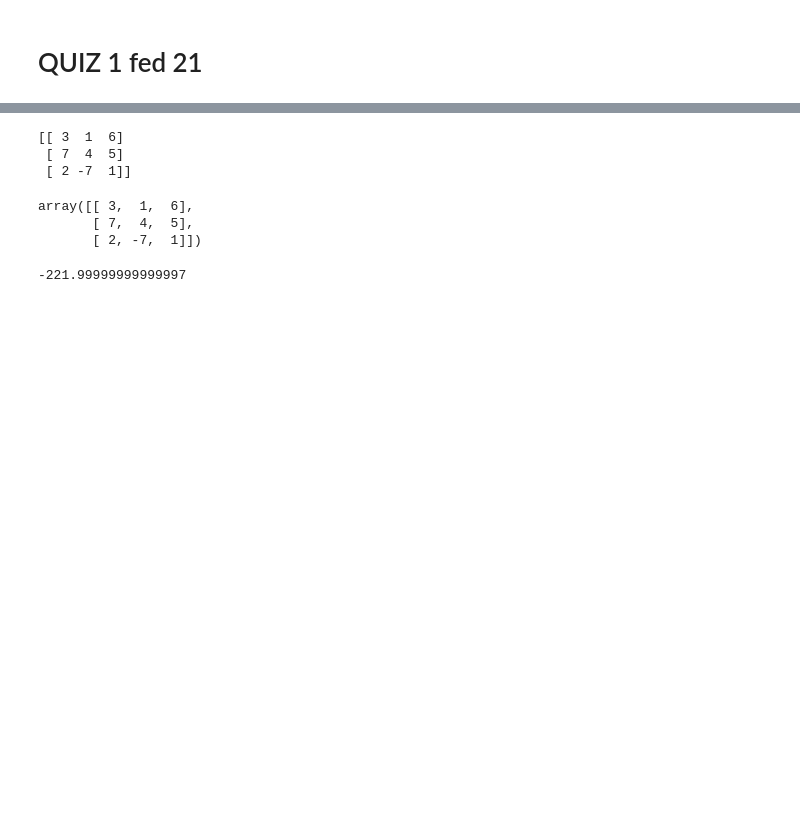
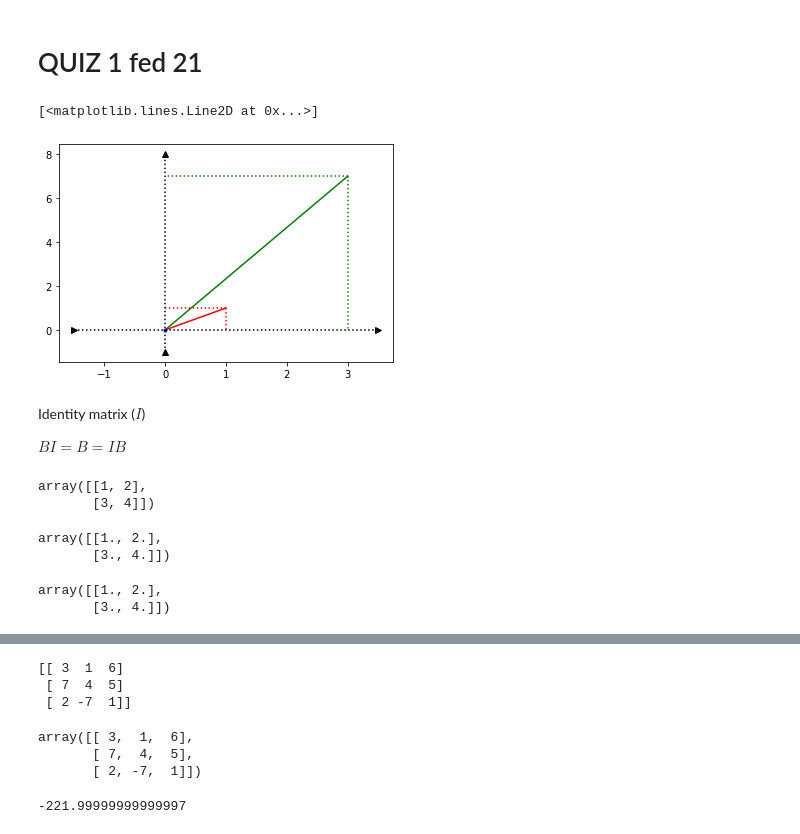
Before and after one commit to siriwat-heart/Multivariate, a Jupyter notebook: MVA001.ipynb, the cells around one changed output, grey strips where cells are left out. Cells and saved outputs as stored; diff of their text form; code cells hidden in the pictures; blank space fills up the shorter version.

```diff
--- a/MVA001.ipynb
+++ b/MVA001.ipynb
@@ -110,2 +153,19 @@ np.linalg.det(B)
 # %% [markdown]
 # QUIZ 1 fed 21
+# %%
+plt.plot([0,Bv[0,0]],[0,Bv[1,0]], '-g') ## vector Bv
+plt.plot([3,3],[7,0], ':g') ## วาดจุดไข่ปลา พื้นที่ของ Bv
+plt.plot([3,0],[7,7], ':g') ## วาดจุดไข่ปลา พื้นที่ของ Bv
+plt.plot([0,1],[0,1], '-r') ## vector v ([1,1])
+plt.plot([1,1],[1,0], ':r') ## วาดจุดไข่ปลา พื้นที่ของ v
+plt.plot([1,0],[1,1], ':r') ## วาดจุดไข่ปลา พื้นที่ของ v
+plt.plot(0,0, '.b')
+plt.plot([0,0],[-1,8],'^:k')
+plt.plot([-1.5,3.5],[0,0],'>:k')
+# %% [output]
+[<matplotlib.lines.Line2D at 0x...>]
+[figure, added]
+# %% [markdown]
+Identity matrix ($I$)
+
+$BI = B = IB$
@@ -111,0 +174,15 @@ np.linalg.det(B)
+# %%
+B
+# %% [output]
+array([[1, 2],
+       [3, 4]])
+# %%
+np.dot(B,iden2)
+# %% [output]
+array([[1., 2.],
+       [3., 4.]])
+# %%
+np.dot(iden2,B)
+# %% [output]
+array([[1., 2.],
+       [3., 4.]])
```
Also changed, not shown: parts of 21 cells of this notebook.
